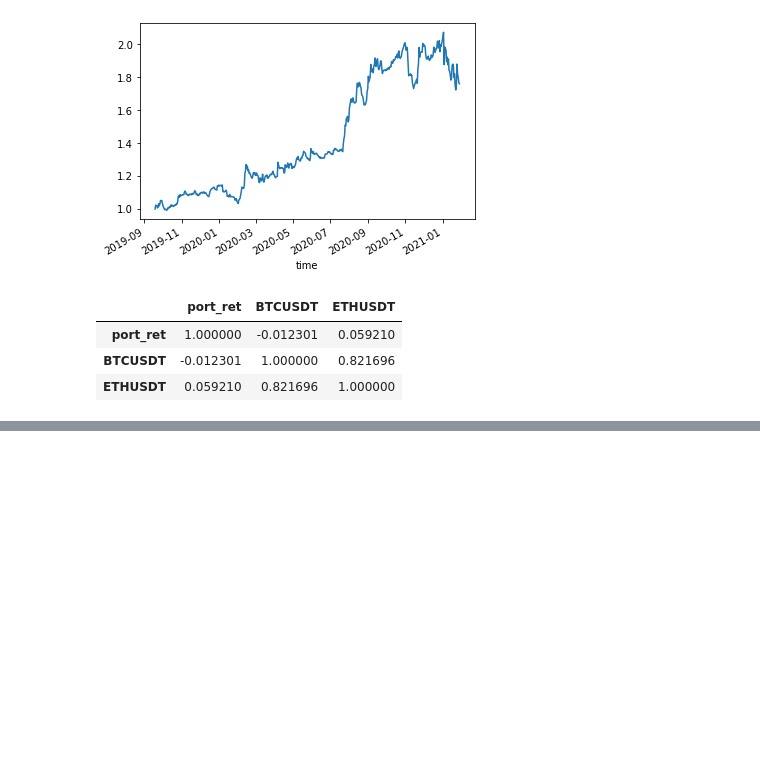
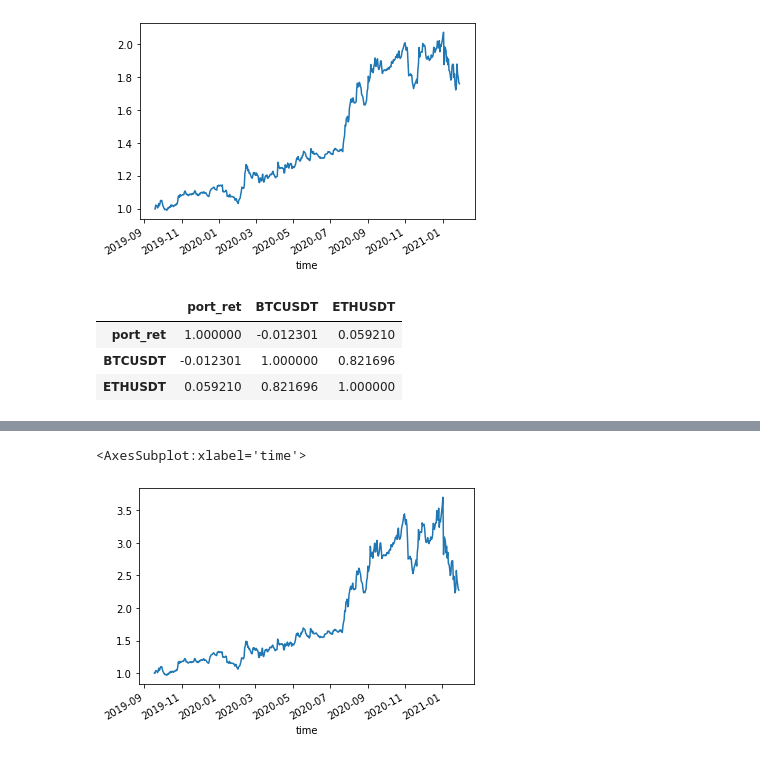
Before and after one commit to sunnyyang1576/btceth-momenum, a Jupyter notebook: Test.ipynb, the cells around one changed output, grey strips where cells are left out. Drawn from its saved outputs; the diff is of its cells as text; code cells hidden in the pictures; blank space fills up the shorter version.

```diff
--- a/Test.ipynb
+++ b/Test.ipynb
@@ -234,0 +296,5 @@ result.corr()
+# %%
+result_cum["port_ret"].plot()
+# %% [output]
+<AxesSubplot:xlabel='time'>
+[figure, added]
```
Also changed, not shown: parts of 15 cells of this notebook.
